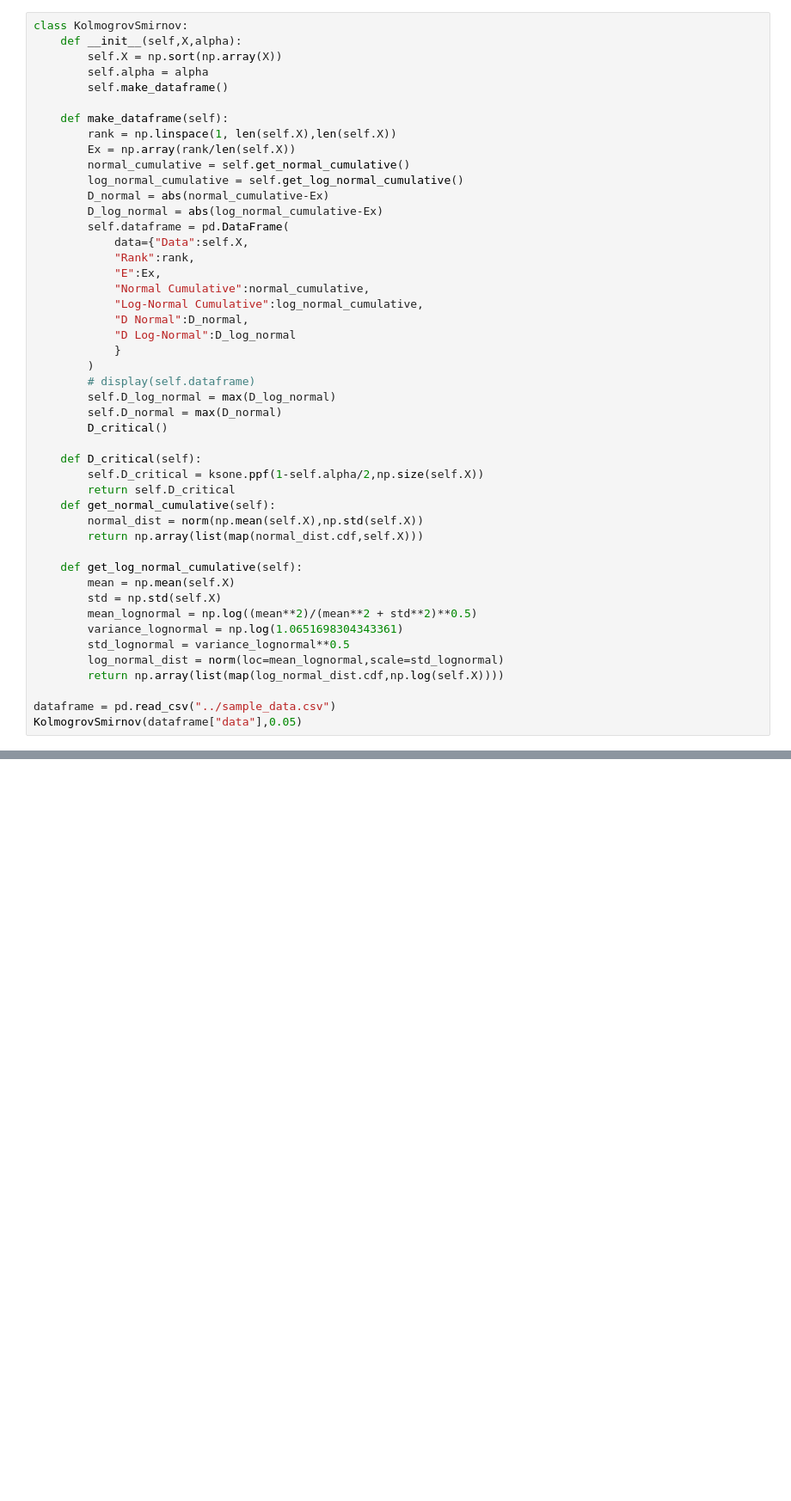
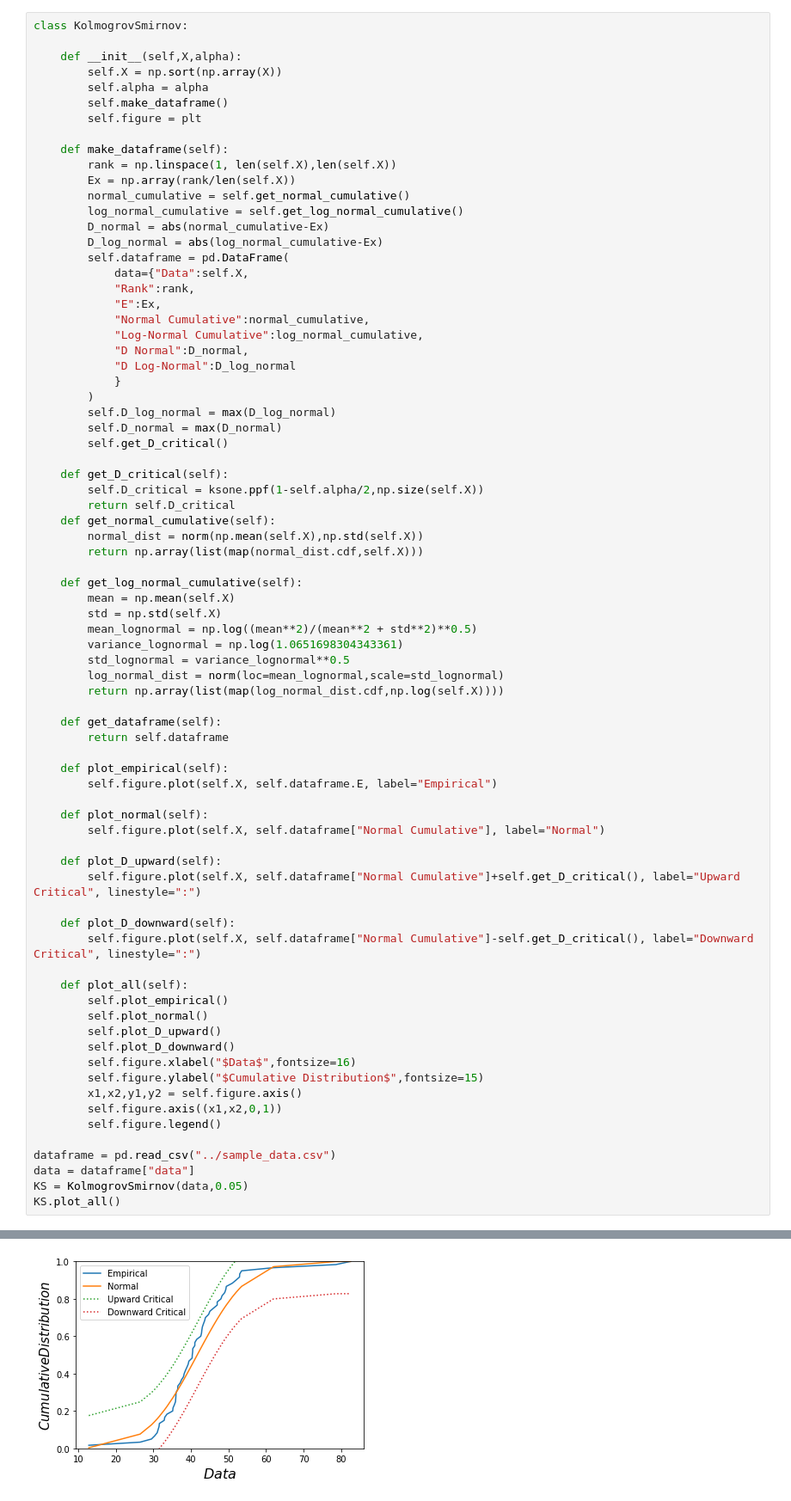
Before and after one commit to AmirHKiani98/Risk-Management, a Jupyter notebook: kolmogorov-smirnov/Python/kolmogrov-smirnov.ipynb, the cells around one changed output, grey strips where cells are left out. Shown at 86% size. Saved outputs shown, nothing was run; the diff lists cells and outputs as text; blank space fills up the shorter version.

Commit message:
Complete Kolmogrove-smirnov

```diff
--- a/kolmogorov-smirnov/Python/kolmogrov-smirnov.ipynb
+++ b/kolmogorov-smirnov/Python/kolmogrov-smirnov.ipynb
@@ -5,9 +6,11 @@ from scipy.stats import norm, lognorm, ksone
 # %%
 class KolmogrovSmirnov:
+
     def __init__(self,X,alpha):
         self.X = np.sort(np.array(X))
         self.alpha = alpha
         self.make_dataframe()
+        self.figure = plt
 
     def make_dataframe(self):
         rank = np.linspace(1, len(self.X),len(self.X))
@@ -26,12 +29,11 @@ class KolmogrovSmirnov:
             "D Log-Normal":D_log_normal
             }
         )
-        # display(self.dataframe)
         self.D_log_normal = max(D_log_normal)
         self.D_normal = max(D_normal)
-        D_critical()
+        self.get_D_critical()
 
-    def D_critical(self):
+    def get_D_critical(self):
         self.D_critical = ksone.ppf(1-self.alpha/2,np.size(self.X))
         return self.D_critical
     def get_normal_cumulative(self):
@@ -47,6 +49,34 @@ class KolmogrovSmirnov:
         log_normal_dist = norm(loc=mean_lognormal,scale=std_lognormal)
         return np.array(list(map(log_normal_dist.cdf,np.log(self.X))))
 
+    def get_dataframe(self):
+        return self.dataframe
+
+    def plot_empirical(self):
+        self.figure.plot(self.X, self.dataframe.E, label="Empirical")
+
+    def plot_normal(self):
+        self.figure.plot(self.X, self.dataframe["Normal Cumulative"], label="Normal")
+
+    def plot_D_upward(self):
+        self.figure.plot(self.X, self.dataframe["Normal Cumulative"]+self.get_D_critical(), label="Upward Critical", linestyle=":")
+
+    def plot_D_downward(self):
+        self.figure.plot(self.X, self.dataframe["Normal Cumulative"]-self.get_D_critical(), label="Downward Critical", linestyle=":")
+
+    def plot_all(self):
+        self.plot_empirical()
+        self.plot_normal()
+        self.plot_D_upward()
+        self.plot_D_downward()
+        self.figure.xlabel("$Data$",fontsize=16)
+        self.figure.ylabel("$Cumulative Distribution$",fontsize=15)
+        x1,x2,y1,y2 = self.figure.axis()
+        self.figure.axis((x1,x2,0,1))
+        self.figure.legend()
+
 dataframe = pd.read_csv("../sample_data.csv")
-KolmogrovSmirnov(dataframe["data"],0.05)
+data = dataframe["data"]
+KS = KolmogrovSmirnov(data,0.05)
+KS.plot_all()
 # %% [output]
@@ -54,0 +83 @@ KolmogrovSmirnov(dataframe["data"],0.05)
+[figure, added]
```
Also changed, not shown: parts of 2 cells of this notebook.
